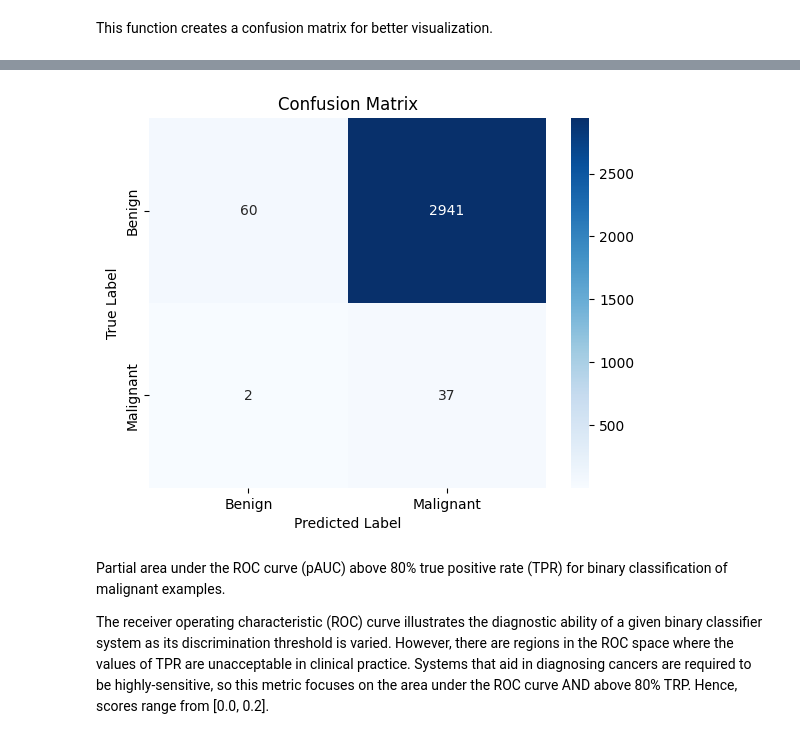
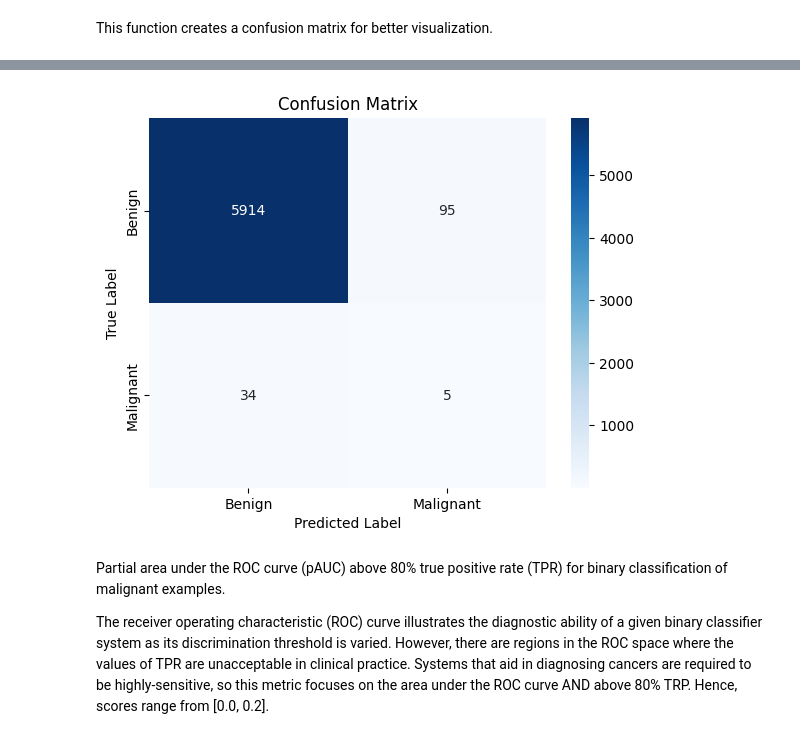
Before and after one commit to Agoston03/Deep-Learning-42, a Jupyter notebook: deep_learning_42_AutoEncoder.ipynb, the cells around one changed output, grey strips where cells are left out. Cells and saved outputs as stored; diff of their text form; code cells hidden in the pictures.

```diff
--- a/deep_learning_42_AutoEncoder.ipynb
+++ b/deep_learning_42_AutoEncoder.ipynb
@@ -431,10 +431,10 @@ This might also be the subject of different modifications in the future.
 model = build_model(encoder)
 
 train_generator = data_generator(train_benign_enc_ids, train_malignant_enc_ids, image_generator, True, batch_size=BATCH_SIZE)
-validation_generator = data_generator(valid_benign_enc_ids, valid_malignant_enc_ids, image_generator, True, batch_size=BATCH_SIZE)
+validation_generator = data_generator(valid_benign_enc_ids, valid_malignant_enc_ids, image_generator, False, batch_size=BATCH_SIZE)
 
 steps_per_epoch = (len(train_benign_enc_ids) + len(train_malignant_enc_ids) * (NUMBER_OF_AUGMENTATIONS + 1)) // BATCH_SIZE
-validation_steps = (len(valid_benign_enc_ids) + len(valid_malignant_enc_ids) * (NUMBER_OF_AUGMENTATIONS + 1)) // BATCH_SIZE
+validation_steps = len(valid_benign_ids + valid_malignant_ids) // BATCH_SIZE
 
 history_encoder = model.fit(
   train_generator,
@@ -493,5 +492,5 @@ def evaluate_and_visualize(model, test_benign_ids, test_malignant_ids, batch_siz
 
     return y_pred, y_true
 
-y_pred, y_true = evaluate_and_visualize(model, benign_ids[6000:9000], test_malignant_ids, batch_size=BATCH_SIZE)
+y_pred, y_true = evaluate_and_visualize(model, benign_ids[9000:15000], test_malignant_ids, batch_size=BATCH_SIZE)
 # %% [output]
@@ -515,4 +514,4 @@ y_pred, y_true = evaluate_and_visualize(model, benign_ids[6000:9000], test_malig
-[figure, old version]
+[figure, new version]
 # %% [markdown]
 Partial area under the ROC curve (pAUC) above 80% true positive rate (TPR) for binary classification of malignant examples.
 
```
Also changed, not shown: parts of 5 cells of this notebook.
